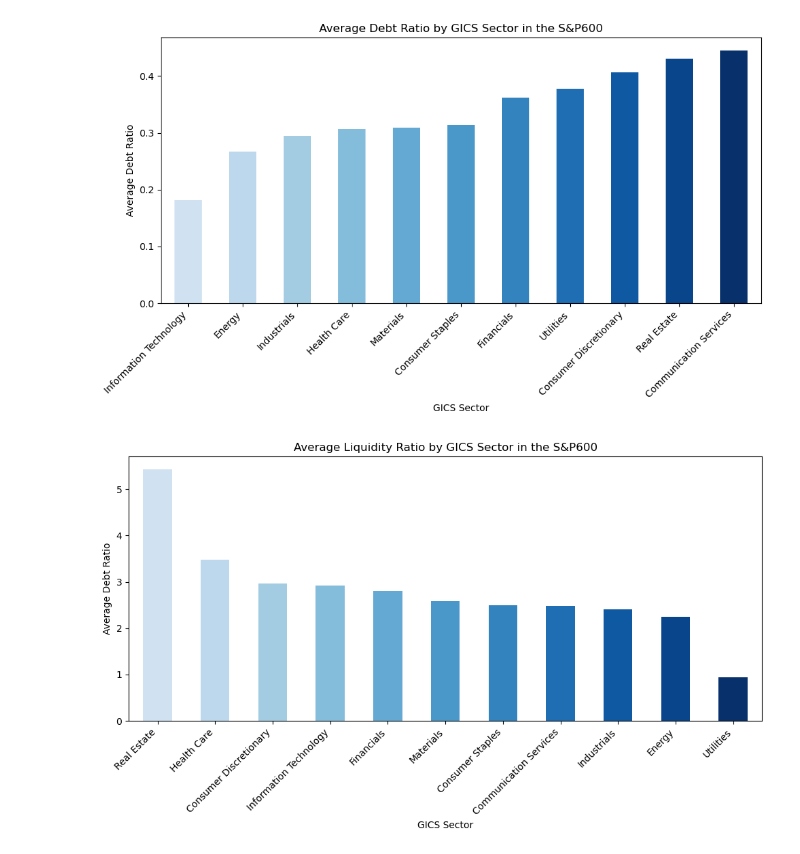
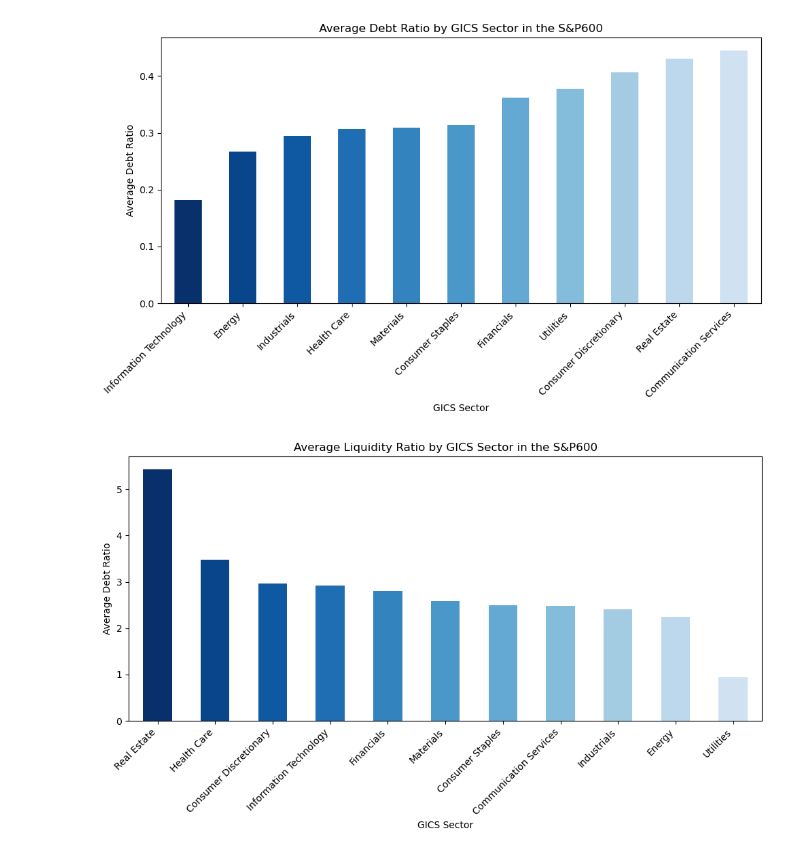
Before and after one commit to ThomasGardiner/thomasgardiner.github.io, a Jupyter notebook: scraper2.ipynb, the cells around one changed output. Saved outputs shown, nothing was run; the diff lists cells and outputs as text; code cells hidden in the pictures.

```diff
--- a/scraper2.ipynb
+++ b/scraper2.ipynb
@@ -55,9 +37,4 @@ df
 # %%
-import pandas as pd
-import yfinance as yf
-
-# Assuming you have an existing DataFrame named df with a column 'Symbol' containing tickers
-
 # Iterate through each row using iterrows()
 for index, row in df.iterrows():
     ticker = row['Symbol']  # Extract ticker from the current row
@@ -87,7 +64,7 @@ for index, row in df.iterrows():
         asset_turnover_ratio = total_revenue / total_assets
         liquidity_ratio = current_assets / current_liabilities
         quick_ratio = (current_assets - inventory) / current_liabilities
-
+        new_ratio = calculated_profit_margin * asset_turnover_ratio * liquidity_ratio / (debt_ratio * quick_ratio)
         # Add calculated metrics to DataFrame
         df.loc[index, 'Total Assets'] = total_assets
         df.loc[index, 'Total Debt'] = total_debt
@@ -101,6 +78,8 @@ for index, row in df.iterrows():
         df.loc[index, 'Current Assets'] = current_assets
         df.loc[index, 'Liquidity Ratio'] = liquidity_ratio
         df.loc[index, 'Quick Ratio'] = quick_ratio
+        df.loc[index, 'New Ratio'] = new_ratio
+
 
     except KeyError:
         print(f"Error: Missing data for ticker {ticker}")
@@ -125,7 +104,7 @@ import numpy as np
 
 # Define color palette for more variety
 num_sectors = len(df['GICS Sector'].unique())
-colors = plt.cm.Purples(np.linspace(0.2, 1, num_sectors))
+colors = plt.cm.Blues(np.linspace(1, 0.2, num_sectors))
 
 # Plot Debt ratio graph
 plt.figure(figsize=(10, 6))
@@ -159,7 +138,7 @@ sector_avg_profit = df.groupby('GICS Sector')["Calculated Profit Margin"].mean()
 x = range(len(sector_avg_profit))
 y = sector_avg_profit.values
 
-plt.scatter(x, y, color='skyblue')  # Scatter plot instead of line plot
+plt.scatter(x, y, color='blue')  # Scatter plot instead of line plot
 plt.title("Average Profit Margin by GICS Sector in the S&P600")
 plt.xlabel('GICS Sector')
 plt.ylabel("Average Profit Margin")
@@ -168,32 +147,51 @@ plt.grid(True)
 plt.tight_layout()
 plt.savefig('plot_profit_margin.png')
 
 
 plt.figure(figsize=(10, 6))
 sector_avg_turnover = df.groupby('GICS Sector')["Asset Turnover Ratio"].mean().sort_values(ascending=False)
 
 plt.stem(sector_avg_turnover, linefmt='b-', markerfmt='bo', basefmt='k-', use_line_collection=True)  # Using stem plot
 plt.title("Average Asset Turnover Ratio by GICS Sector in the S&P600")
 plt.xlabel('GICS Sector')
 plt.ylabel("Average Asset Turnover Ratio")
 
 # Using actual GICS sector column names as x-axis labels
 plt.xticks(range(len(sector_avg_turnover)), sector_avg_turnover.index, rotation=45, ha='right')
 
 plt.tight_layout()
 plt.savefig('plot_asset_turnover_ratio.png')
 
 # Plot quick ratio graph
 plt.figure(figsize=(10, 6))
 sector_avg_quick = df.groupby('GICS Sector')["Quick Ratio"].mean().sort_values(ascending=False)
 sector_avg_quick.plot(kind='bar', color=colors[:len(sector_avg_quick)])
 plt.title("Average Quick Ratio by GICS Sector in the S&P600")
 plt.xlabel('GICS Sector')
 plt.ylabel("Average Quick Ratio")
 plt.xticks(rotation=45, ha='right')
 plt.grid(True)
 plt.tight_layout()
 plt.savefig('plot_quick_ratio.png')
+
+
+sorted_df = df.sort_values(by='New Ratio', ascending=False)
+
+# Create a new DataFrame with only the top 10 entries
+top_10_df = sorted_df.head(10)
+
+# Plot new ratio graph
+plt.figure(figsize=(10, 6))
+plt.bar(top_10_df['Symbol'], top_10_df['New Ratio'], color=colors[:len(sector_avg_quick)])  # Using bar plot
+plt.title("New Ratio for Top 10 Symbols in the S&P600")
+plt.xlabel('Symbol')
+plt.ylabel("New Ratio")
+plt.xticks(rotation=45, ha='right')
+plt.grid(True)
+plt.tight_layout()
+plt.savefig('plot_new_ratio.png')
+
+plt.show()  # Optional to display the plot
 # %% [output]
-[figure, old version]
+[figure, new version]
-[figure, old version]
+[figure, new version]
```
Also changed, not shown: parts of 4 cells of this notebook, 5 other files.
